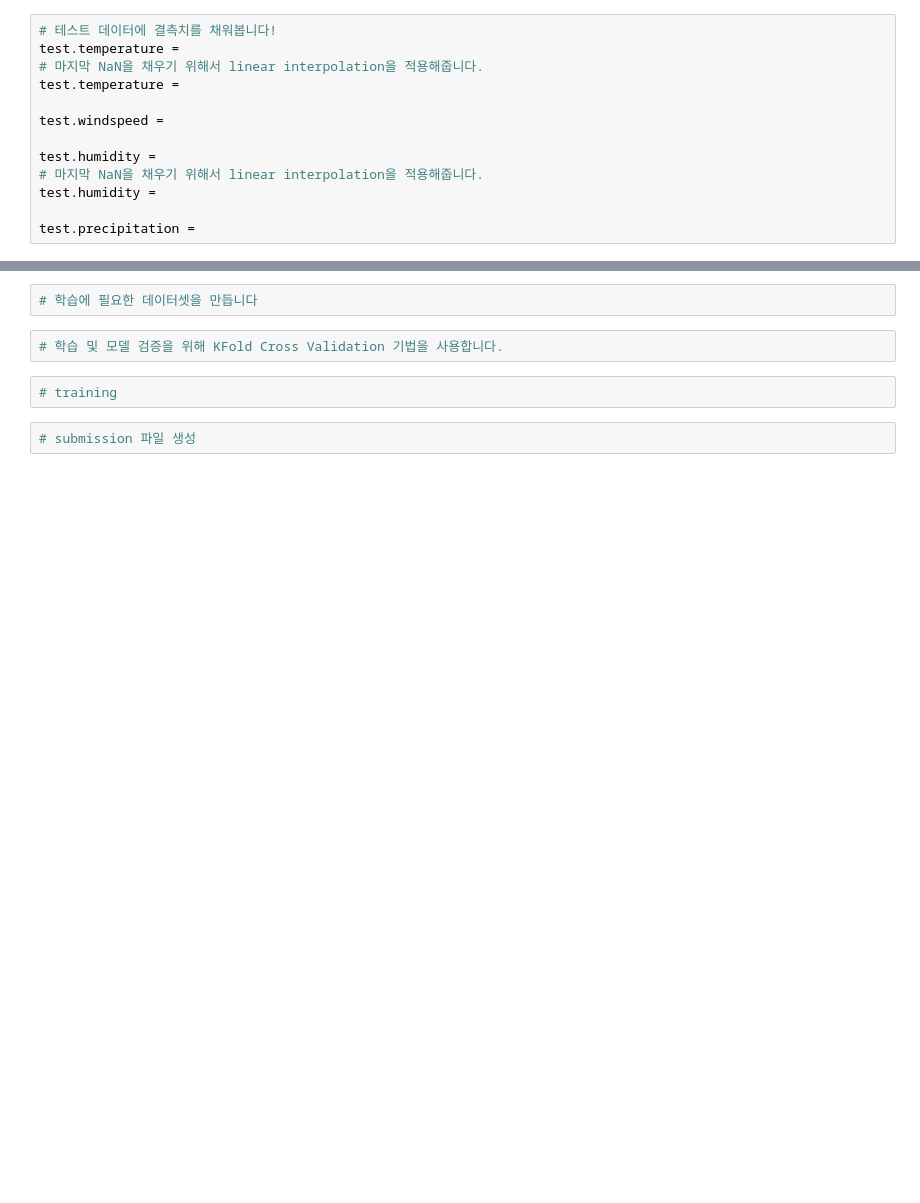
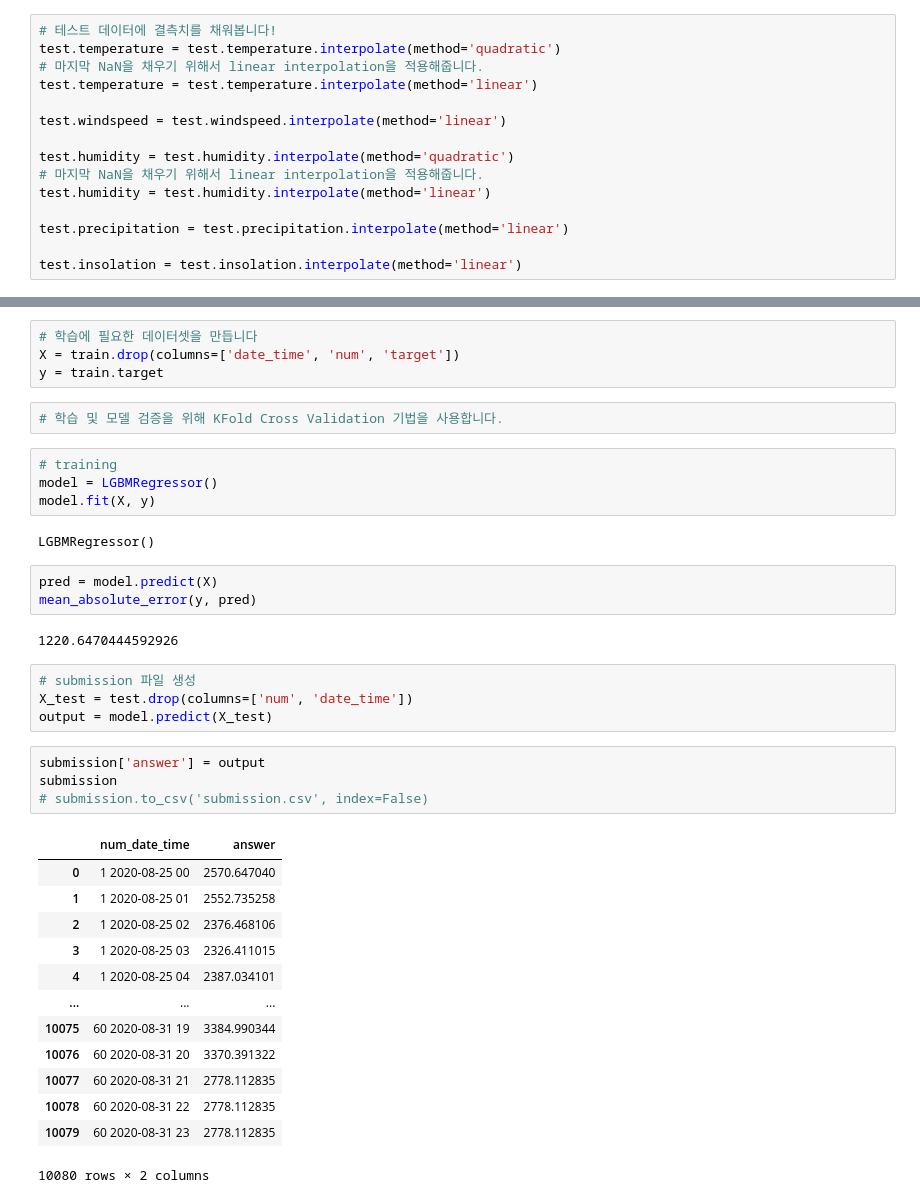
Before and after one commit to LEEHM97/machine-learning-exercises, a Jupyter notebook: 9.전력사용량/전력사용량 예측.ipynb, the cells around one changed output, grey strips where cells are left out. Cells and saved outputs as stored; diff of their text form; blank space fills up the shorter version.

Commit message:
feat: implementing a predictive model with LGBM

```diff
--- a/9.전력사용량/전력사용량 예측.ipynb
+++ b/9.전력사용량/전력사용량 예측.ipynb
@@ -335,14 +327,16 @@ for i in range(len(all_error_df.columns)):
 [figure]
 # %%
 # 테스트 데이터에 결측치를 채워봅니다!
-test.temperature =
+test.temperature = test.temperature.interpolate(method='quadratic')
 # 마지막 NaN을 채우기 위해서 linear interpolation을 적용해줍니다.
-test.temperature =
+test.temperature = test.temperature.interpolate(method='linear')
 
-test.windspeed =
+test.windspeed = test.windspeed.interpolate(method='linear')
 
-test.humidity =
+test.humidity = test.humidity.interpolate(method='quadratic')
 # 마지막 NaN을 채우기 위해서 linear interpolation을 적용해줍니다.
-test.humidity =
+test.humidity = test.humidity.interpolate(method='linear')
 
-test.precipitation =
+test.precipitation = test.precipitation.interpolate(method='linear')
+
+test.insolation = test.insolation.interpolate(method='linear')
@@ -434,8 +448,39 @@ model =
 # %%
 # 학습에 필요한 데이터셋을 만듭니다
+X = train.drop(columns=['date_time', 'num', 'target'])
+y = train.target
 # %%
 # 학습 및 모델 검증을 위해 KFold Cross Validation 기법을 사용합니다.
-# %%
-# training
-# %%
-# submission 파일 생성
+# %%
+# training
+model = LGBMRegressor()
+model.fit(X, y)
+# %% [output]
+LGBMRegressor()
+# %%
+pred = model.predict(X)
+mean_absolute_error(y, pred)
+# %% [output]
+1220.6470444592926
+# %%
+# submission 파일 생성
+X_test = test.drop(columns=['num', 'date_time'])
+output = model.predict(X_test)
+# %%
+submission['answer'] = output
+submission
+# submission.to_csv('submission.csv', index=False)
+# %% [output]
+|  | num_date_time | answer |
+| 0 | 1 2020-08-25 00 | 2570.647040 |
+| 1 | 1 2020-08-25 01 | 2552.735258 |
+| 2 | 1 2020-08-25 02 | 2376.468106 |
+| 3 | 1 2020-08-25 03 | 2326.411015 |
+| 4 | 1 2020-08-25 04 | 2387.034101 |
+| ... | ... | ... |
+| 10075 | 60 2020-08-31 19 | 3384.990344 |
+| 10076 | 60 2020-08-31 20 | 3370.391322 |
+| 10077 | 60 2020-08-31 21 | 2778.112835 |
+| 10078 | 60 2020-08-31 22 | 2778.112835 |
+| 10079 | 60 2020-08-31 23 | 2778.112835 |
+10080 rows × 2 columns
```
Also changed, not shown: parts of 5 cells of this notebook.
